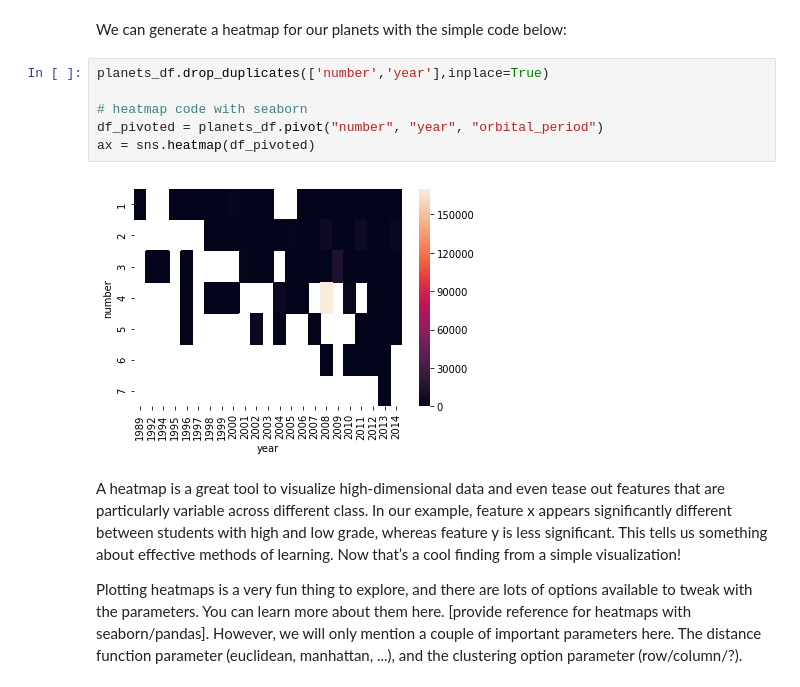
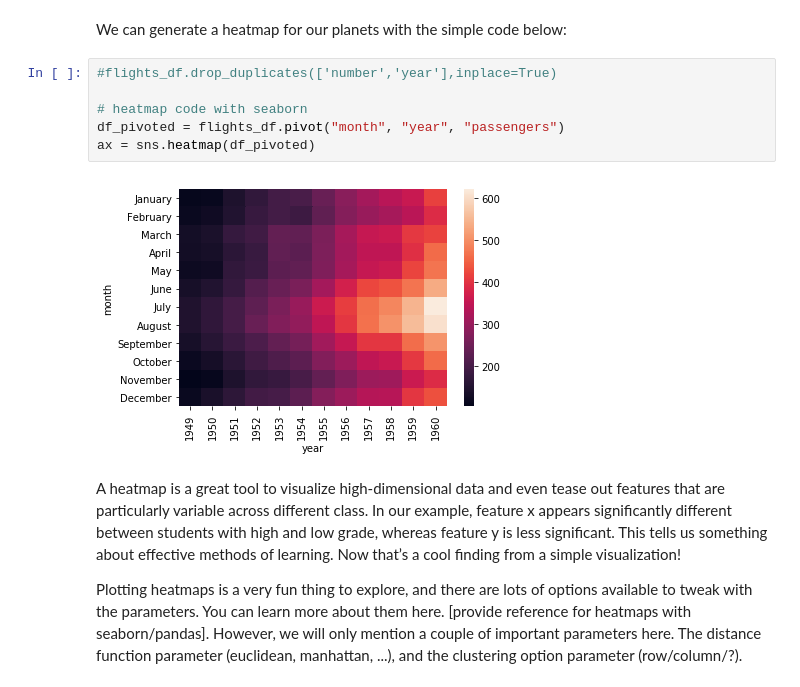
Before and after one commit to EdwinMoses/python_viz, a Jupyter notebook: python_viz_unit1_chapter2.ipynb, the cells around one changed output. Drawn from its saved outputs; the diff is of its cells as text.

```diff
--- a/python_viz_unit1_chapter2.ipynb
+++ b/python_viz_unit1_chapter2.ipynb
@@ -203,13 +203,13 @@ Enter heatmaps.
 # %% [markdown]
 We can generate a heatmap for our planets with the simple code below:
 # %%
-planets_df.drop_duplicates(['number','year'],inplace=True)
+#flights_df.drop_duplicates(['number','year'],inplace=True)
 
 # heatmap code with seaborn
-df_pivoted = planets_df.pivot("number", "year", "orbital_period")
+df_pivoted = flights_df.pivot("month", "year", "passengers")
 ax = sns.heatmap(df_pivoted)
 # %% [output]
-[figure, old version]
+[figure, new version]
 # %% [markdown]
 A heatmap is a great tool to visualize high-dimensional data and even tease out features that are particularly variable across different class. In our example, feature x appears significantly different between students with high and low grade, whereas feature y is less significant. This tells us something about effective methods of learning. Now that’s a cool finding from a simple visualization!
 
```
Also changed, not shown: parts of 2 cells of this notebook.
